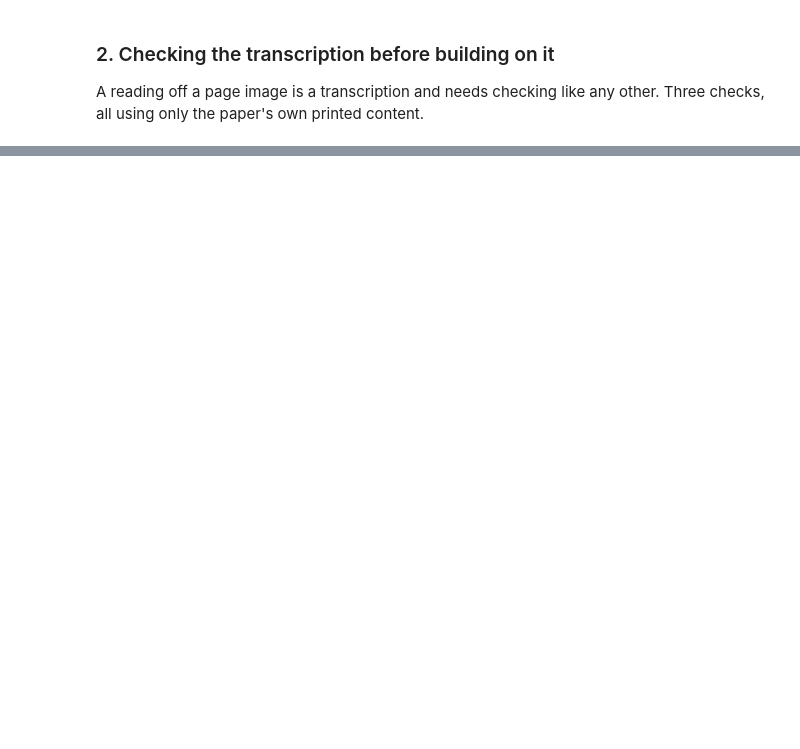
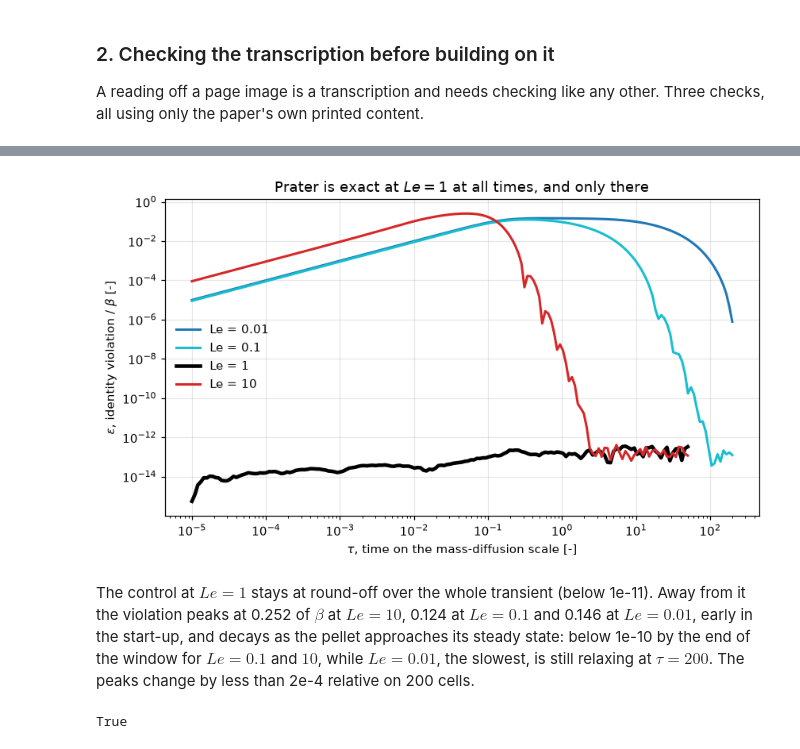
Before and after one commit to computational-chemical-engineering/pymrm-gallery, a Jupyter notebook: pages/B1.6-prater-relation/index.ipynb, the cells around one changed output, grey strips where cells are left out. Cells and saved outputs as stored; diff of their text form; code cells hidden in the pictures; blank space fills up the shorter version.

```diff
--- a/pages/B1.6-prater-relation/index.ipynb
+++ b/pages/B1.6-prater-relation/index.ipynb
@@ -1618,0 +1246,32 @@ as having obtained the relation for the spherical particle.
+# %%
+LONG = {0.01: 200.0, 0.1: 200.0, 1.0: 50.0, 10.0: 50.0}
+TRACE = {le: march(TwoFieldPellet("sphere", N_T), PHI_T, BETA_T, RATE_T, le, t_end, 25)
+         for le, t_end in LONG.items()}
+claims.bound("transient_control_Le1", float(TRACE[1.0][1].max()), max=1e-11, basis="identity",
+             note="a linear invariant of the semi-discrete system at Le = 1")
+claims.bound("transient_end_violation", max(TRACE[le][1][-1] for le in (0.1, 1.0, 10.0)),
+             max=1e-10, basis="chosen", note="steady state reached by the end of the window")
+fig, ax = plt.subplots(figsize=(7.8, 4.6))
+for le, c_ in zip(LONG, ["tab:blue", "tab:cyan", "k", "tab:red"]):
+    t, d, _ = TRACE[le]
+    ax.loglog(t[1:], np.maximum(d[1:], 1e-16), color=c_, lw=3 if le == 1.0 else 2,
+              label=f"Le = {le:g}")
+ax.set_xlabel(r"$\tau$, time on the mass-diffusion scale [-]")
+ax.set_ylabel(r"$\varepsilon$, identity violation / $\beta$ [-]")
+ax.set_title(r"Prater is exact at $Le=1$ at all times, and only there")
+ax.legend(frameon=False)
+fig.tight_layout(); plt.show()
+display(Markdown(
+    f"The control at $Le = 1$ stays at round-off over the whole transient (below 1e-11). "
+    f"Away from it the violation peaks at {claims['transient_worst_violation']:.3f} of "
+    f"$\\beta$ at $Le = 10$, {claims['transient_peak_Le0p1']:.3f} at $Le = 0.1$ and "
+    f"{claims['transient_peak_Le0p01']:.3f} at $Le = 0.01$, early in the start-up, and "
+    "decays as the pellet approaches its steady state: below 1e-10 by the end of the "
+    "window for $Le = 0.1$ and $10$, while $Le = 0.01$, the slowest, is still relaxing "
+    "at $\\tau = 200$. The peaks change by less than 2e-4 relative on 200 cells."))
+claims.says("0.252", "transient_worst_violation")
+claims.says("0.124", "transient_peak_Le0p1")
+# %% [output]
+[figure, added]
+The control at $Le = 1$ stays at round-off over the whole transient (below 1e-11). Away from it the violation peaks at 0.252 of $\beta$ at $Le = 10$, 0.124 at $Le = 0.1$ and 0.146 at $Le = 0.01$, early in the start-up, and decays as the pellet approaches its steady state: below 1e-10 by the end of the window for $Le = 0.1$ and $10$, while $Le = 0.01$, the slowest, is still relaxing at $\tau = 200$. The peaks change by less than 2e-4 relative on 200 cells.
+True
```
Also changed, not shown: parts of 71 cells of this notebook, 10 other files.
